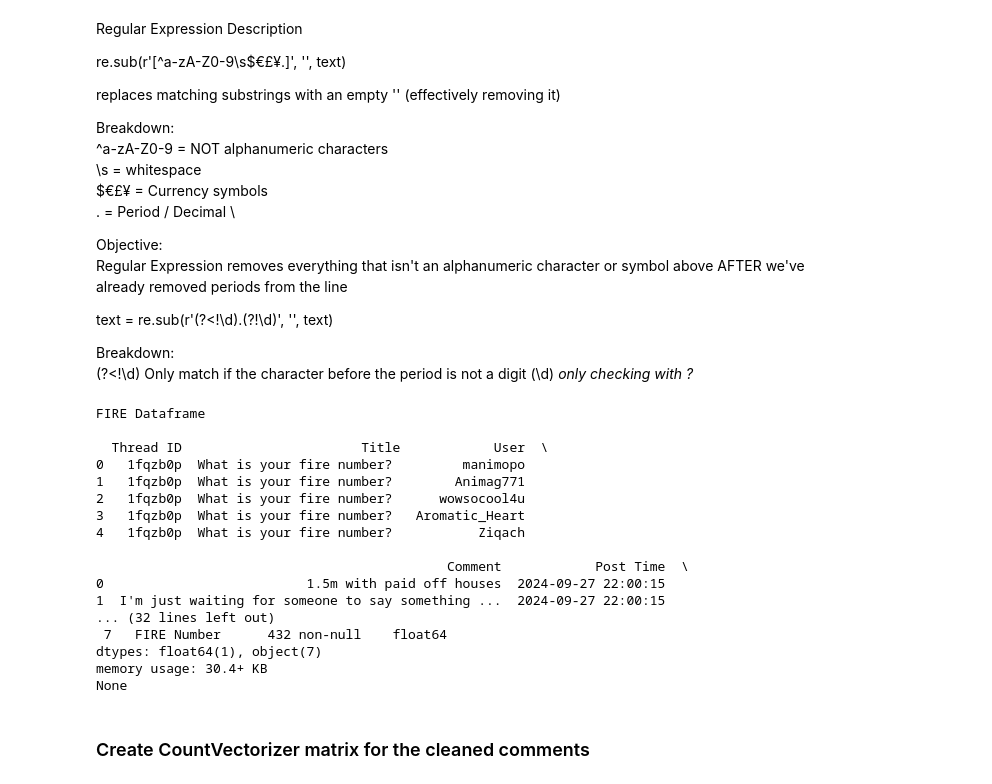
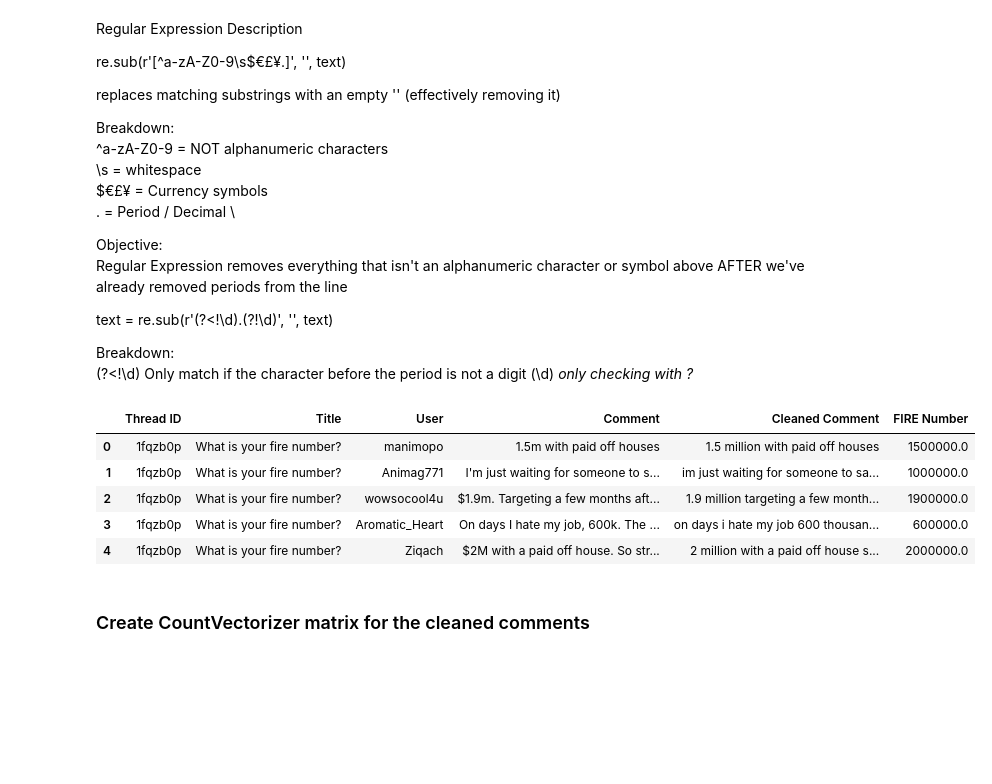
Before and after one commit to vanguardfox/ads509-group5, a Jupyter notebook: ADS509_Final_Project.ipynb, the cells around one changed output. Drawn from its saved outputs; the diff is of its cells as text; code cells hidden in the pictures; blank space fills up the shorter version.

Commit message:
Fixed "lion" bug
Adjusted financial_patterns in the clean_and_extract function to stop repeating "lion" on output when the word million or billion is used in the original comment.

```diff
--- a/ADS509_Final_Project.ipynb
+++ b/ADS509_Final_Project.ipynb
@@ -259,7 +257,6 @@ text = re.sub(r'(?<!\d)\.(?!\d)', '', text)
 Breakdown: \
 (?<!\d) Only match if the character before the period is not a digit (\d) *only checking with ?*
 # %%
-
 def clean_and_extract(text: str) -> str:
     """
     Cleans the input text by:
@@ -289,9 +286,9 @@ def clean_and_extract(text: str) -> str:
 
     # Normalize financial identifiers
     financial_patterns = [
-        (re.compile(r'\$?(\d+(\.\d+)?)\s*m\b', re.IGNORECASE), r'\1 million '),  # e.g., "1.5m" to "1.5 million "
+        (re.compile(r'\$?(\d+(\.\d+)?)\s*m(?=\s|$)', re.IGNORECASE), r'\1 million '),  # e.g., "1.5m" to "1.5 million "
         (re.compile(r'\$?(\d+)\s*b\b', re.IGNORECASE), r'\1 billion '),           # e.g., "1b" to "1 billion "
-        (re.compile(r'(\d+)\s*(mil|million)', re.IGNORECASE), r'\1 million '),   # e.g., "200 mil" to "200 million "
+        (re.compile(r'\b(\d+)\s*(mil|million)\b', re.IGNORECASE), r'\1 million '),   # e.g., "200 mil" to "200 million "
         (re.compile(r'(\d+)\s*(k|thousand)', re.IGNORECASE), r'\1 thousand ')     # e.g., "200k" to "200 thousand "
     ]
 
@@ -343,30 +340,20 @@ fire_df['FIRE Number'] = fire_df['FIRE #'].apply(convert_fire_number_to_numeric)
 fire_df.drop(columns=['FIRE #'], inplace=True)
 # %%
 # Display the first few rows of the DataFrame
-print("FIRE Dataframe\n")
-print(fire_df.head(),"\n")
+#print("FIRE Dataframe\n")
+fire_df.head()
+#print()
 
 # Print general information about the DataFrame with a proper newline
-print("FIRE DataFrame General Info\n")
-print(fire_df.info())
+#print("FIRE DataFrame General Info\n")
+#print(fire_df.info())
 # %% [output]
-FIRE Dataframe
-
-  Thread ID                       Title            User  \
-0   1fqzb0p  What is your fire number?         manimopo
-1   1fqzb0p  What is your fire number?        Animag771
-2   1fqzb0p  What is your fire number?      wowsocool4u
-3   1fqzb0p  What is your fire number?   Aromatic_Heart
-4   1fqzb0p  What is your fire number?           Ziqach
-
-                                             Comment            Post Time  \
-0                          1.5m with paid off houses  2024-09-27 22:00:15
-1  I'm just waiting for someone to say something ...  2024-09-27 22:00:15
-... (32 lines left out)
- 7   FIRE Number      432 non-null    float64
-dtypes: float64(1), object(7)
-memory usage: 30.4+ KB
-None
+|  | Thread ID | Title | User | Comment | Cleaned Comment | FIRE Number |
+| 0 | 1fqzb0p | What is your fire number? | manimopo | 1.5m with paid off houses | 1.5 million with paid off houses | 1500000.0 |
+| 1 | 1fqzb0p | What is your fire number? | Animag771 | I'm just waiting for someone to s... | im just waiting for someone to sa... | 1000000.0 |
+| 2 | 1fqzb0p | What is your fire number? | wowsocool4u | $1.9m. Targeting a few months aft... | 1.9 million targeting a few month... | 1900000.0 |
+| 3 | 1fqzb0p | What is your fire number? | Aromatic_Heart | On days I hate my job, 600k. The ... | on days i hate my job 600 thousan... | 600000.0 |
+| 4 | 1fqzb0p | What is your fire number? | Ziqach | $2M with a paid off house. So str... | 2 million with a paid off house s... | 2000000.0 |
 # %% [markdown]
 ### Create CountVectorizer matrix for the cleaned comments
 # %%
```
Also changed, not shown: parts of 2 cells of this notebook, 1 other file.
